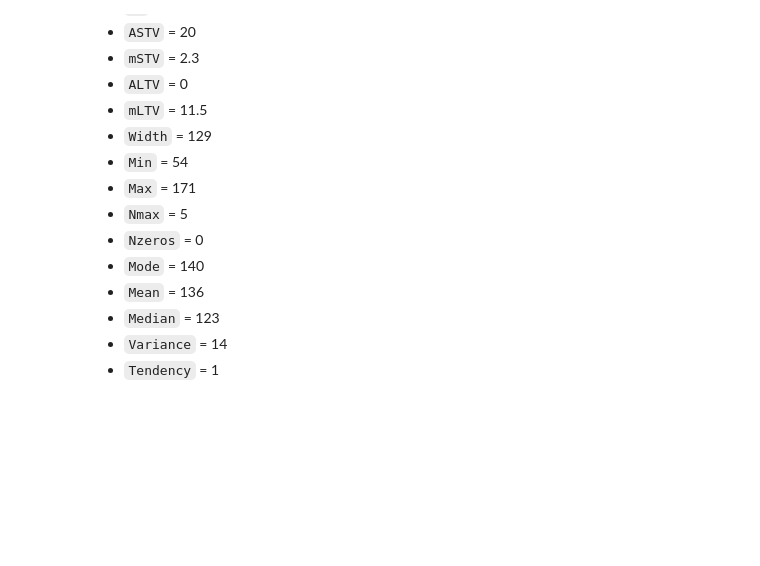
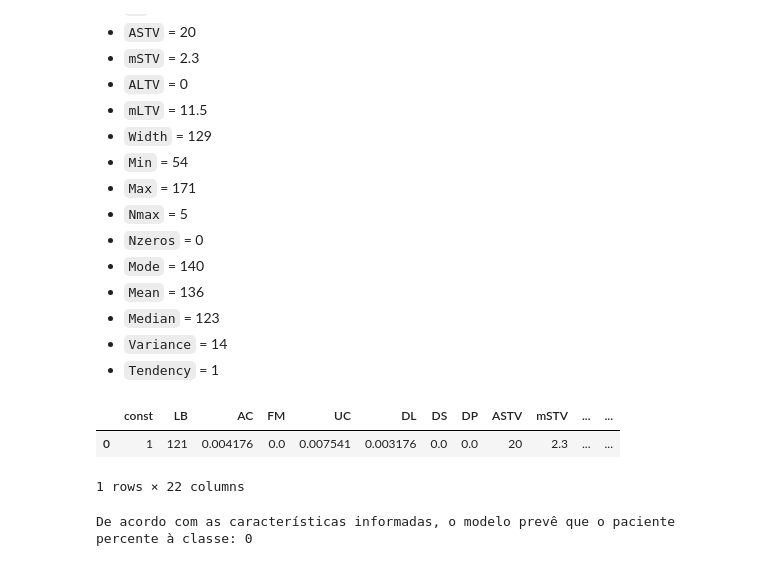
Before and after one commit to joaomorossini/Master-in-Data-Science, a Jupyter notebook: Módulo 2 - Future Casting/Sprint 2 - Analise_Multivariada_II/2.4_Regressao_Multinomial_Entrega.ipynb, the cells around one changed output. Cells and saved outputs as stored; diff of their text form; code cells hidden in the pictures; blank space fills up the shorter version.

```diff
--- a/Módulo 2 - Future Casting/Sprint 2 - Analise_Multivariada_II/2.4_Regressao_Multinomial_Entrega.ipynb
+++ b/Módulo 2 - Future Casting/Sprint 2 - Analise_Multivariada_II/2.4_Regressao_Multinomial_Entrega.ipynb
@@ -207,0 +267,40 @@ model.predict(X)
+# %%
+# Criando dicionário para armazenar as características do paciente
+pacient_data = {
+    'const': 1,
+    'LB': 121,
+    'AC': 0.004176,
+    'FM': 0.0,
+    'UC': 0.007541,
+    'DL': 0.003176,
+    'DS': 0.0,
+    'DP': 0.0,
+    'ASTV': 20,
+    'mSTV': 2.3,
+    'ALTV': 0,
+    'mLTV': 11.5,
+    'Width': 129,
+    'Min': 54,
+    'Max': 171,
+    'Nmax': 5,
+    'Nzeros': 0,
+    'Mode': 140,
+    'Mean': 136,
+    'Median': 123,
+    'Variance': 14,
+    'Tendency': 1
+}
+
+# Convertendo o dicionário em dataframe
+pacient_df = pd.DataFrame(pacient_data, index=[0])
+pacient_df
+# %% [output]
+|  | const | LB | AC | FM | UC | DL | DS | DP | ASTV | mSTV | ... | ... |
+| 0 | 1 | 121 | 0.004176 | 0.0 | 0.007541 | 0.003176 | 0.0 | 0.0 | 20 | 2.3 | ... | ... |
+1 rows × 22 columns
+# %%
+# Prevendo a classe do paciente
+pacient_pred = model.predict(pacient_df).idxmax(axis=1)
+print(f'De acordo com as características informadas, o modelo prevê que o paciente percente à classe: {pacient_pred[0]}')
+# %% [output]
+De acordo com as características informadas, o modelo prevê que o paciente percente à classe: 0
```
Also changed, not shown: parts of 21 cells of this notebook, 1 other file.
